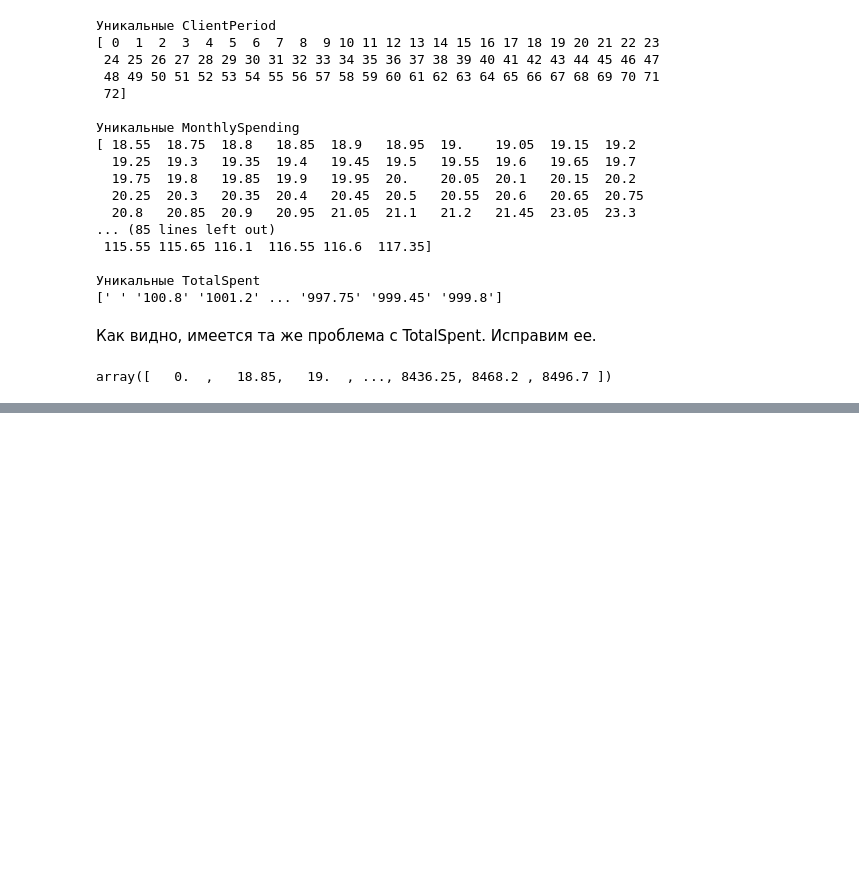
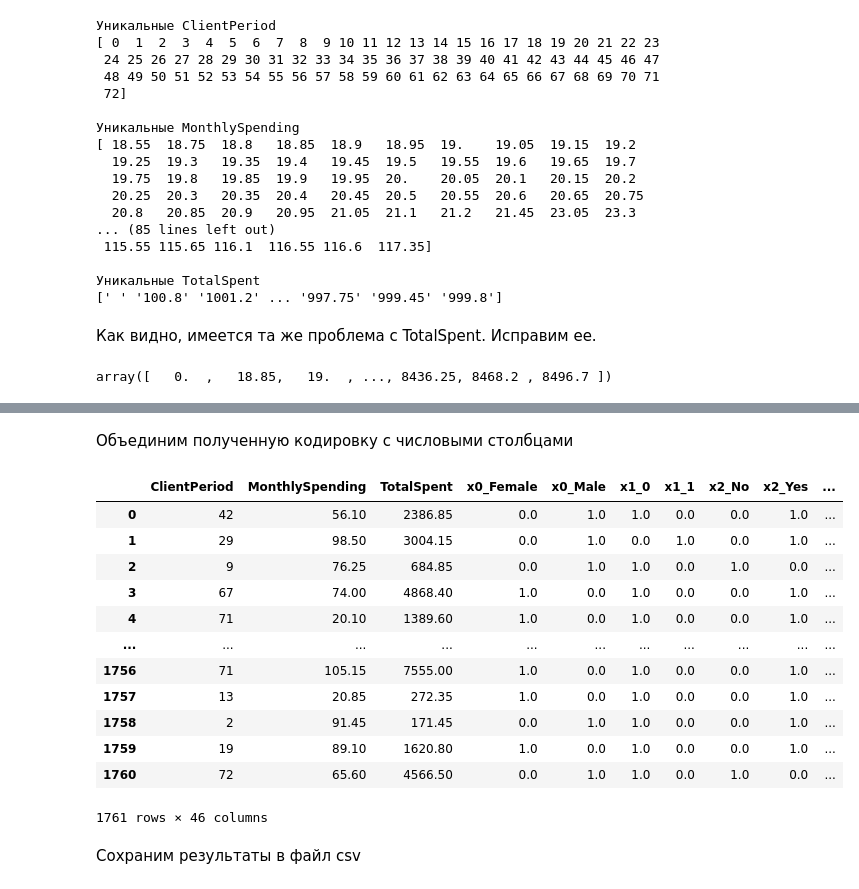
Before and after one commit to ValShm/mipt-ml-homeworks, a Jupyter notebook: homeworks/mipt-machine-learning/telecom/preprocessing.ipynb, the cells around one changed output, grey strips where cells are left out. Saved outputs shown, nothing was run; the diff lists cells and outputs as text; code cells hidden in the pictures; blank space fills up the shorter version.

```diff
--- a/homeworks/mipt-machine-learning/telecom/preprocessing.ipynb
+++ b/homeworks/mipt-machine-learning/telecom/preprocessing.ipynb
@@ -376 +313,22 @@ test.head().T
+# %% [markdown]
+Объединим полученную кодировку с числовыми столбцами
+# %%
+test_preprocessed = pd.concat([test[num_cols], ohe_df], axis=1)
+test_preprocessed
+# %% [output]
+|  | ClientPeriod | MonthlySpending | TotalSpent | x0_Female | x0_Male | x1_0 | x1_1 | x2_No | x2_Yes | ... |
+| 0 | 42 | 56.10 | 2386.85 | 0.0 | 1.0 | 1.0 | 0.0 | 0.0 | 1.0 | ... |
+| 1 | 29 | 98.50 | 3004.15 | 0.0 | 1.0 | 0.0 | 1.0 | 0.0 | 1.0 | ... |
+| 2 | 9 | 76.25 | 684.85 | 0.0 | 1.0 | 1.0 | 0.0 | 1.0 | 0.0 | ... |
+| 3 | 67 | 74.00 | 4868.40 | 1.0 | 0.0 | 1.0 | 0.0 | 0.0 | 1.0 | ... |
+| 4 | 71 | 20.10 | 1389.60 | 1.0 | 0.0 | 1.0 | 0.0 | 0.0 | 1.0 | ... |
+| ... | ... | ... | ... | ... | ... | ... | ... | ... | ... | ... |
+| 1756 | 71 | 105.15 | 7555.00 | 1.0 | 0.0 | 1.0 | 0.0 | 0.0 | 1.0 | ... |
+| 1757 | 13 | 20.85 | 272.35 | 1.0 | 0.0 | 1.0 | 0.0 | 0.0 | 1.0 | ... |
+| 1758 | 2 | 91.45 | 171.45 | 0.0 | 1.0 | 1.0 | 0.0 | 0.0 | 1.0 | ... |
+| 1759 | 19 | 89.10 | 1620.80 | 1.0 | 0.0 | 1.0 | 0.0 | 0.0 | 1.0 | ... |
+| 1760 | 72 | 65.60 | 4566.50 | 0.0 | 1.0 | 1.0 | 0.0 | 1.0 | 0.0 | ... |
+1761 rows × 46 columns
+# %% [markdown]
+Сохраним результаты в файл csv
 # %%
```
Also changed, not shown: parts of 33 cells of this notebook, 2 other files.
